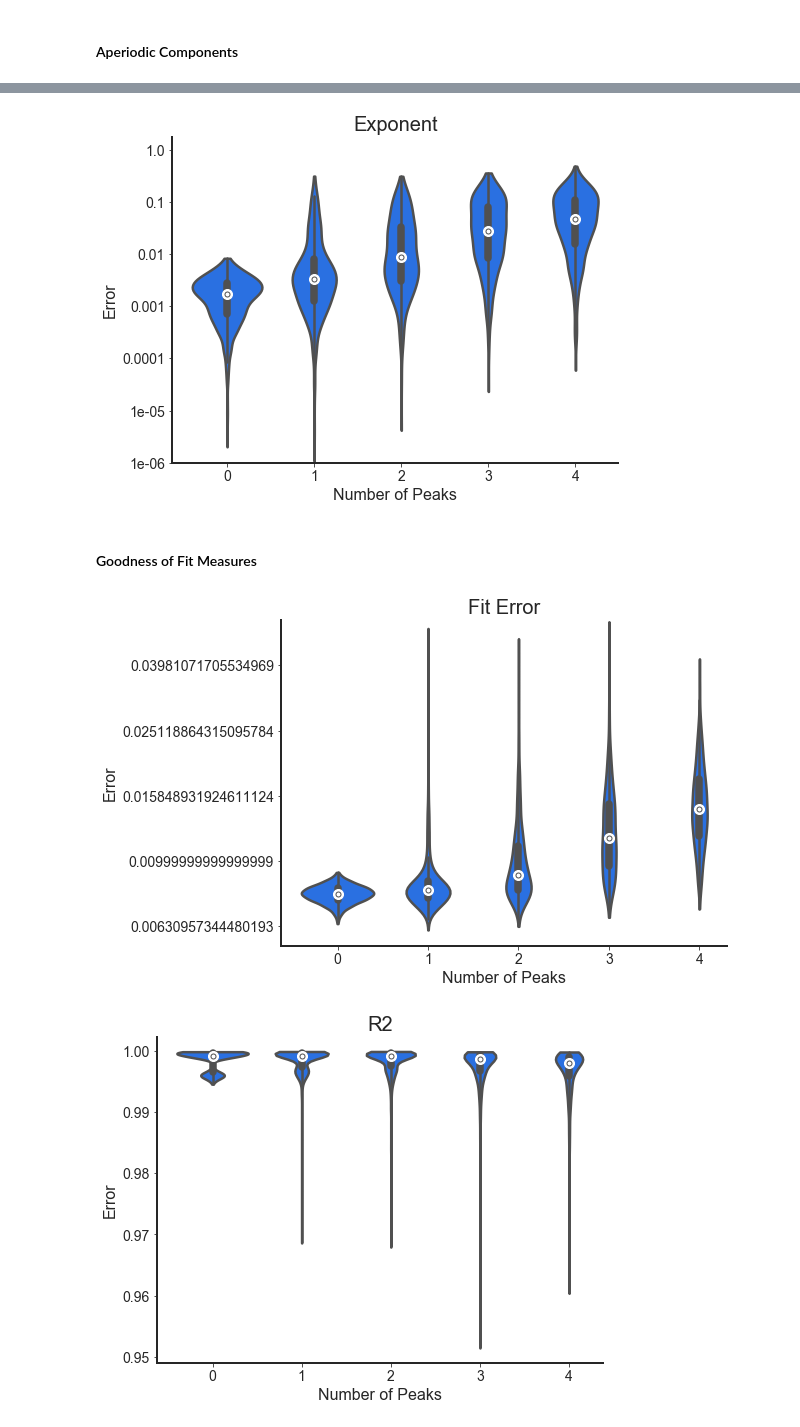
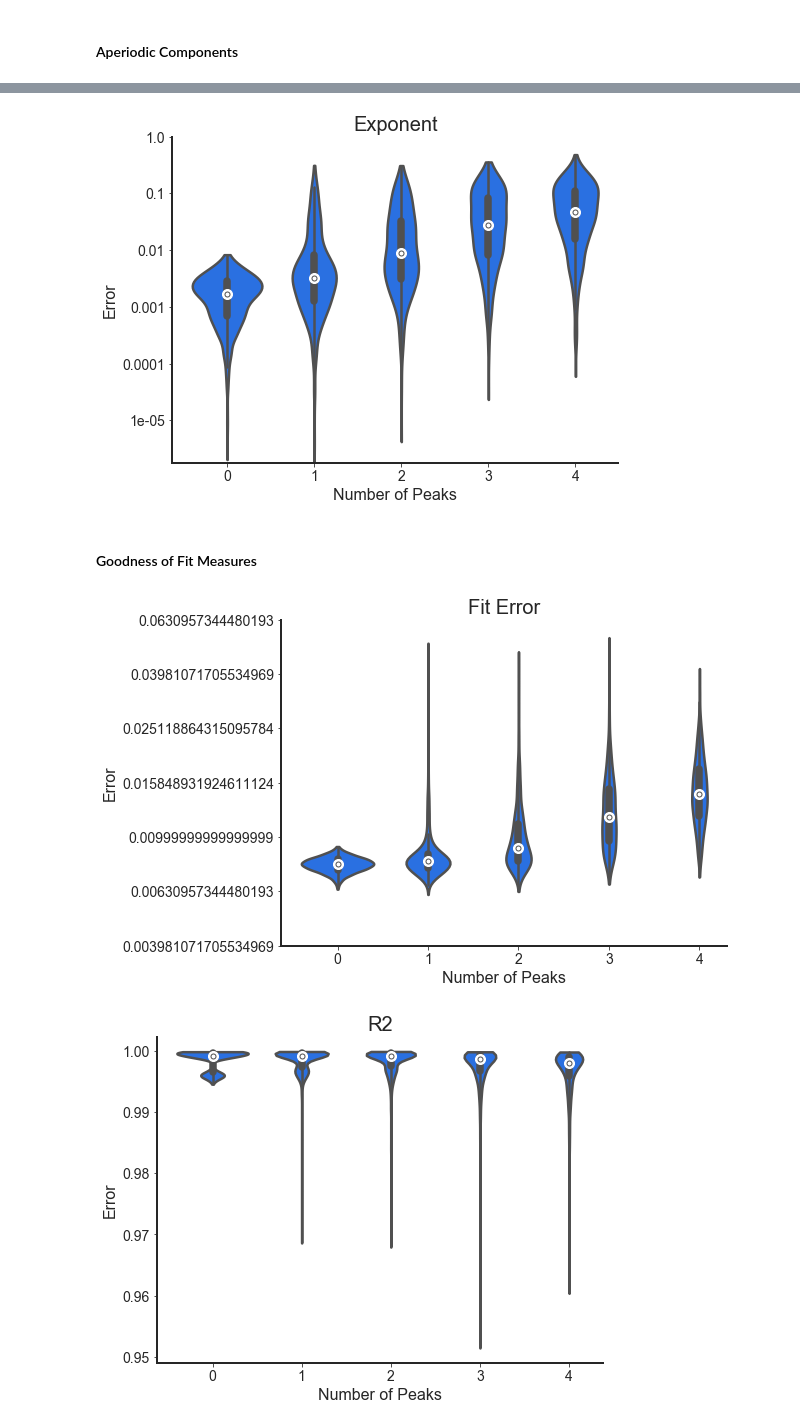
Before and after one commit to TomDonoghue/SIMparam, a Jupyter notebook: notebooks/02-MultiPeakSims.ipynb, the cells around one changed output, grey strips where cells are left out. Cells and saved outputs as stored; diff of their text form; code cells hidden in the pictures.

```diff
--- a/notebooks/02-MultiPeakSims.ipynb
+++ b/notebooks/02-MultiPeakSims.ipynb
@@ -43,20 +58,12 @@ SAVE_SIMS = False
 # %% [markdown]
 ### Simulate Power Spectra
 # %%
-# Set the number of power spectra - this is per n_peak condition
-n_psds = N_PSDS
-
-# Set the number of peaks to use
-n_peaks = [0, 1, 2, 3, 4]
-
 # Use generators to sample peak & aperiodic parameters
-peaks = []
-for n_peak in n_peaks:
-    peaks.append(gen_peak_def(n_peak))
+peaks = [gen_peak_def(n_peak) for n_peak in N_PEAKS]
 aps = gen_ap_def()
 # %%
 # Get data sizes
-n_n_peaks = len(n_peaks)
+n_conds = len(N_PEAKS)
 n_freqs = int((F_RANGE[1] - F_RANGE[0]) / F_RES + 1)
 # %%
 # Generate or load power spectra
@@ -65,23 +72,23 @@ data_name = 'multi_peak_sims'
 if GEN_SIMS:
 
     # Initialize data stores
-    psds = np.empty(shape=[n_n_peaks, n_psds, n_freqs])
-    sim_params = [None] * n_n_peaks
+    psds = np.empty(shape=[n_conds, n_psds, n_freqs])
+    sim_params = [None] * n_conds
 
     # Generate simulated power spectra
-    for n_ind, n_peak, peaks in zip(range(n_n_peaks), n_peaks, peaks):
+    for n_ind, peaks in zip(range(n_conds), peaks):
         freqs, psds[n_ind, :, :], sim_params[n_ind] = \
             gen_group_power_spectra(n_psds, F_RANGE, aps, peaks, NLV,
                                     F_RES, return_params=True)
 
     # Save out generated simulated data & parameter definitions
     if SAVE_SIMS:
-        save_sim_data(pjoin(FOLDER, data_name), freqs, psds, sim_params)
+        save_sim_data(data_name, FOLDER, freqs, psds, sim_params)
 
 else:
     # Reload simulated data and parameter definitions
-    freqs, psds, sim_params = load_sim_data(pjoin(FOLDER, data_name))
+    freqs, psds, sim_params = load_sim_data(data_name, FOLDER)
 
 # Check shape
-print('n_n_peaks, n_spectra, n_freqs : ', psds.shape)
+print('n_conds, n_spectra, n_freqs : ', psds.shape)
 # %% [output]
@@ -115,3 +119,14 @@ fgs = fit_fooof_3d(fg, freqs, psds)
+# %%
+# Fit power spectra
+if FIT_MODELS:
+    fgs = fit_fooof_3d(fg, freqs, psds)
+
+    if SAVE_MODELS:
+        save_model_data(data_name, FOLDER, fgs)
+
+else:
+    # Reload model fit data
+    fgs = load_model_data(data_name, FOLDER, n_conds)
 # %% [markdown]
 ### Extract FOOOF fit Data
 # %%
@@ -182,18 +196,17 @@ plot_errors_violin(off_errors, 'Offset',
 # %%
 # Multi-peak fitting: plot error of aperiodic exponent reconstruction across number of peaks
-plot_errors_violin(exp_errors, 'Exponent',
-                   x_axis='n_peaks', plt_log=True, ylim=[-6, 0.25],
+plot_errors_violin(exp_errors, 'Exponent', x_axis='n_peaks', plt_log=PLT_LOG, ylim=YLIMS_AP,
                    save_fig=SAVE_FIG, save_name=pjoin(FOLDER, 'exp_error'))
 # %% [output]
-[figure, old version]
+[figure, new version]
 # %% [markdown]
 #### Goodness of Fit Measures
 # %%
 # Multi-peak fitting: plot error levels across number of peaks
-plot_errors_violin(err_fits, 'Fit Error',
-                   x_axis='n_peaks', plt_log=True, ylim=np.log10([0.0055, 0.055]),
+plot_errors_violin(err_fits, 'Fit Error', x_axis='n_peaks', plt_log=PLT_LOG,
+                   #ylim=np.log10([0.0055, 0.055]),
                    save_fig=SAVE_FIG, save_name=pjoin(FOLDER, 'model_error'))
 # %% [output]
-[figure, old version]
+[figure, new version]
 # %%
 # Multi-peak fitting: plot R^2 levels across number of peaks
```
Also changed, not shown: parts of 13 cells of this notebook, 1 other file.
